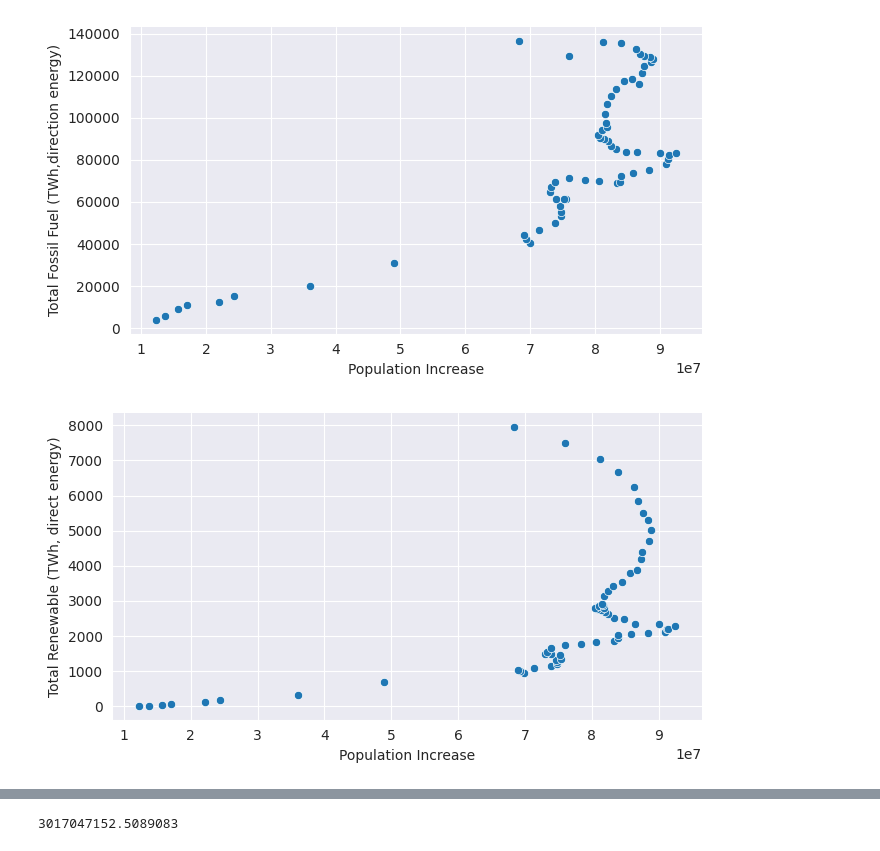
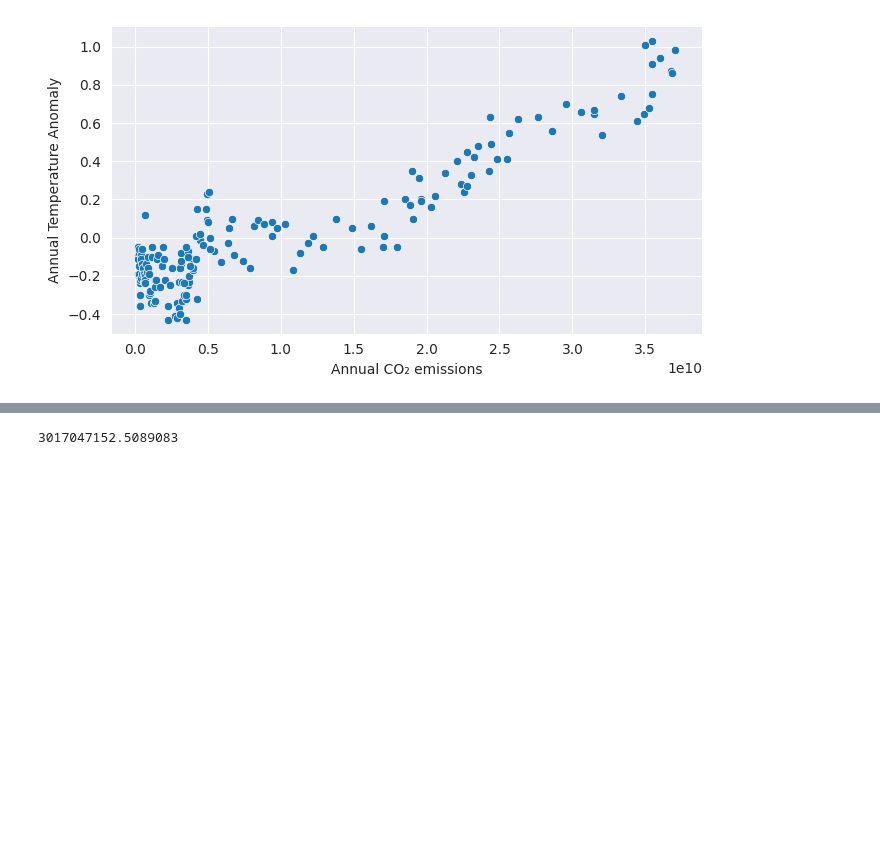
Before and after one commit to itscrystalline/ecomeow, a Jupyter notebook: train/train_test.ipynb, the cells around one changed output, grey strips where cells are left out. Cells and saved outputs as stored; diff of their text form; code cells hidden in the pictures; blank space fills up the shorter version.

```diff
--- a/train/train_test.ipynb
+++ b/train/train_test.ipynb
@@ -6,7 +6,7 @@ import sklearn.metrics
 from sklearn.linear_model import LinearRegression
 from sklearn.model_selection import train_test_split
 # %%
-dataset = pd.read_csv('population_increase_vs_renewable_energies.csv')
+dataset = pd.read_csv('annualCo2_annualTempAnomaly.csv')
 # %%
 dataset.isna().sum()
 # %% [output]
@@ -35,10 +29,7 @@ sns.heatmap(dataset.corr(), annot=True)
 # %%
-sns.relplot(x='Population Increase', y='Total Fossil Fuel (TWh,direction energy)', data=dataset,
-            height=3.8, aspect=1.8, kind='scatter')
-sns.relplot(x='Population Increase', y='Total Renewable (TWh, direct energy)', data=dataset,
+sns.relplot(x='Annual CO₂ emissions', y='Annual Temperature Anomaly', data=dataset,
             height=3.8, aspect=1.8, kind='scatter')
 sns.set_style('dark')
 # %% [output]
-[figure, old version]
+[figure, new version]
-[figure, removed]
 # %%
```
Also changed, not shown: parts of 16 cells of this notebook, 14 other files.
